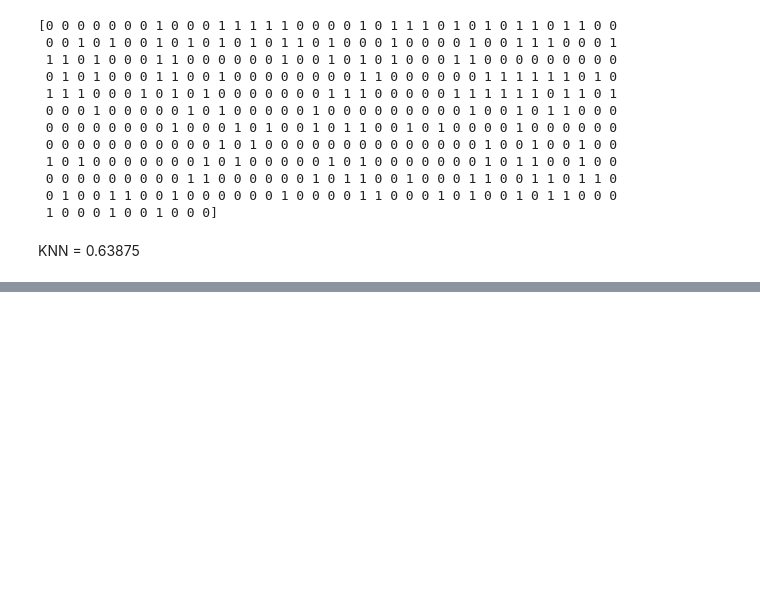
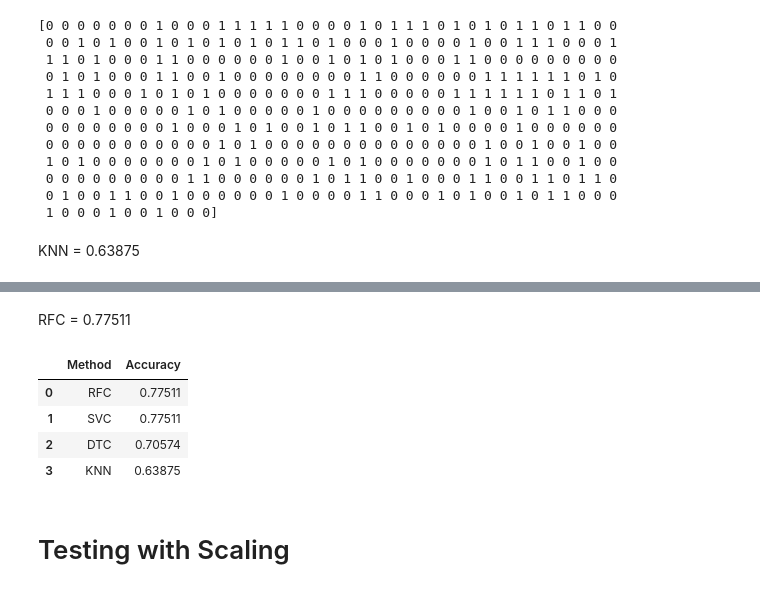
Before and after one commit to mattbradstreet/TitanicProblem, a Jupyter notebook: titanic-problem.ipynb, the cells around one changed output, grey strips where cells are left out. Saved outputs shown, nothing was run; the diff lists cells and outputs as text; code cells hidden in the pictures; blank space fills up the shorter version.

```diff
--- a/titanic-problem.ipynb
+++ b/titanic-problem.ipynb
@@ -289 +291,14 @@ print(RFC_results)
  0 1 0 0 1 0 0 1 0 0 0]
+# %% [markdown]
+RFC = 0.77511
+# %%
+accuracy_table = pd.DataFrame({'Method': ['RFC', 'SVC', 'DTC', 'KNN'], 'Accuracy': [0.77511, 0.77511, 0.70574, 0.63875]})
+accuracy_table
+# %% [output]
+|  | Method | Accuracy |
+| 0 | RFC | 0.77511 |
+| 1 | SVC | 0.77511 |
+| 2 | DTC | 0.70574 |
+| 3 | KNN | 0.63875 |
+# %% [markdown]
+# Testing with Scaling
```
Also changed, not shown: parts of 8 cells of this notebook.
